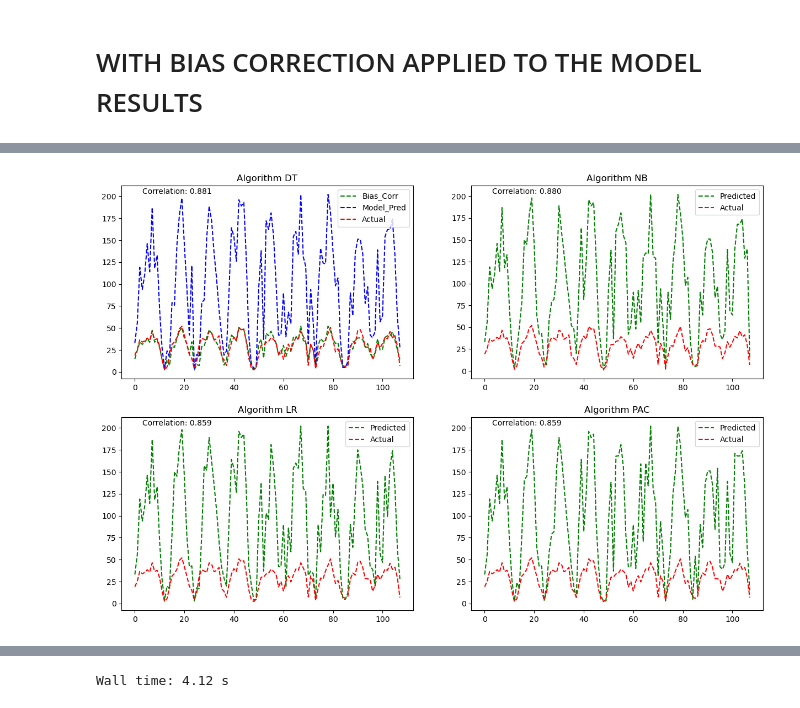
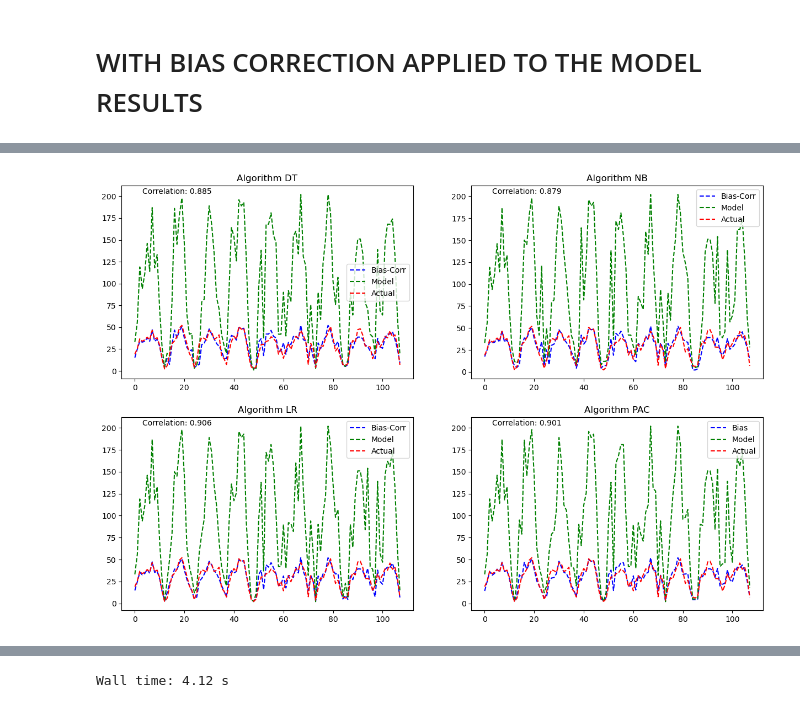
Before and after one commit to Annor-Gyimah/MODELLING-SPATIO-TEMPORAL-DYNAMICS-OF-LOW-LEVEL-CLOUDS-USING-MACHINE-LEARNING-ALGORITHM, a Jupyter notebook: mach.ipynb, the cells around one changed output, grey strips where cells are left out. Saved outputs shown, nothing was run; the diff lists cells and outputs as text; code cells hidden in the pictures.

```diff
--- a/mach.ipynb
+++ b/mach.ipynb
@@ -908,76 +774,76 @@ model_NB.fit(x_train, y_train)
 model_LR.fit(x_train, y_train)
 model_PAC.fit(x_train, y_train)
 
-model_data_DT = model_DT.predict(x_test)
-def bias_correction(y_test, model_data_DT, method='QM'):
+#model_data_DT = model_DT.predict(x_test)
+def bias_correction(y_test, model_data, method='QM'):
     if method == 'QM':
         # Quantile Mapping
         # Calculate the mapping between observed and model data quantiles
         observed_quantiles = np.nanpercentile(y_test, q=np.arange(0, 101))
-        model_quantiles = np.nanpercentile(model_data_DT, q=np.arange(0, 101))
+        model_quantiles = np.nanpercentile(model_data, q=np.arange(0, 101))
 
         # Map the model data to observed data quantiles
-        corrected_data = np.interp(model_data_DT, model_quantiles, observed_quantiles)
+        corrected_data = np.interp(model_data, model_quantiles, observed_quantiles)
 
     elif method == 'SC':
         # Calculate the mean and standard deviation of observed and model data
         observed_mean = np.nanmean(y_test)
-        model_mean = np.nanmean(model_data_DT)
+        model_mean = np.nanmean(model_data)
         observed_std = np.nanstd(y_test)
-        model_std = np.nanstd(model_data_DT)
+        model_std = np.nanstd(model_data)
 
         # Scale the model data by matching the mean and standard deviation of observed data
-        corrected_data = ((model_data_DT - model_mean) * (observed_std / model_std)) + observed_mean
-
+        corrected_data = ((model_data - model_mean) * (observed_std / model_std)) + observed_mean
 
     return corrected_data
-
-
-cor_data_DT = bias_correction(y_test, model_data_DT, method='QM')
-SM_cor_data_DT = bias_correction(y_test, model_data_DT, method='SC')
 
 
 fig, axes = plt.subplots(2, 2, figsize=(15, 10))
 
 # Method DT
-axes[0, 0].plot(cor_data_DT, color='g', linestyle='--', label='Bias_Corr')
-axes[0, 0].plot(model_DT.predict(x_test), color='b', linestyle='--', label='Model_Pred')
+cor_data_DT = bias_correction(y_test, model_DT.predict(x_test), method='QM')
+axes[0, 0].plot(cor_data_DT, color='b', linestyle='--', label='Bias-Corr')
+axes[0, 0].plot(model_DT.predict(x_test), color='g', linestyle='--', label='Model')
 axes[0, 0].plot(y_test, color='r', linestyle='--', label='Actual')
 axes[0, 0].set_title('Algorithm DT')
 axes[0, 0].legend()
 
-correlation_DT = np.corrcoef(y_test.T.values[0], cor_data_DT)[0,1]
+correlation_DT = np.corrcoef(y_test.T.values[0], cor_data_DT)[0, 1]
 axes[0, 0].text(0.19, 0.99, f'Correlation: {correlation_DT:.3f}', transform=axes[0, 0].transAxes, ha='center', va='top')
 
 # Method NB
-axes[0, 1].plot(model_NB.predict(x_test), color='g', linestyle='--', label='Predicted')
+cor_data_NB = bias_correction(y_test, model_NB.predict(x_test), method='QM')
+axes[0, 1].plot(cor_data_NB, color='b', linestyle='--', label='Bias-Corr')
+axes[0, 1].plot(model_NB.predict(x_test),color='g',linestyle='--',label='Model')
 axes[0, 1].plot(y_test, color='r', linestyle='--', label='Actual')
 axes[0, 1].set_title('Algorithm NB')
 axes[0, 1].legend()
 
-correlation_NB = np.corrcoef(y_test.T.values[0], model_NB.predict(x_test))[0,1]
+correlation_NB = np.corrcoef(y_test.T.values[0], cor_data_NB)[0, 1]
 axes[0, 1].text(0.19, 0.99, f'Correlation: {correlation_NB:.3f}', transform=axes[0, 1].transAxes, ha='center', va='top')
 
 # Method LR
-axes[1, 0].plot(model_LR.predict(x_test), color='g', linestyle='--', label='Predicted')
+cor_data_LR = bias_correction(y_test, model_LR.predict(x_test), method='QM')
+axes[1, 0].plot(cor_data_LR, color='b', linestyle='--', label='Bias-Corr')
+axes[1, 0].plot(model_LR.predict(x_test), color='g', linestyle='--', label='Model')
 axes[1, 0].plot(y_test, color='r', linestyle='--', label='Actual')
 axes[1, 0].set_title('Algorithm LR')
 axes[1, 0].legend()
 
-correlation_LR = np.corrcoef(y_test.T.values[0], model_LR.predict(x_test))[0,1]
+correlation_LR = np.corrcoef(y_test.T.values[0], cor_data_LR)[0, 1]
 axes[1, 0].text(0.19, 0.99, f'Correlation: {correlation_LR:.3f}', transform=axes[1, 0].transAxes, ha='center', va='top')
 
 # Method PAC
-axes[1, 1].plot(model_PAC.predict(x_test), color='g', linestyle='--', label='Predicted')
+cor_data_PAC = bias_correction(y_test, model_PAC.predict(x_test), method='QM')
+axes[1, 1].plot(cor_data_PAC, color='b', linestyle='--', label='Bias')
+axes[1, 1].plot(model_PAC.predict(x_test), color='g', linestyle='--', label='Model')
 axes[1, 1].plot(y_test, color='r', linestyle='--', label='Actual')
 axes[1, 1].set_title('Algorithm PAC')
 axes[1, 1].legend()
 
-correlation_PAC = np.corrcoef(y_test.T.values[0], model_PAC.predict(x_test))[0,1]
+correlation_PAC = np.corrcoef(y_test.T.values[0], cor_data_PAC)[0, 1]
 axes[1, 1].text(0.19, 0.99, f'Correlation: {correlation_PAC:.3f}', transform=axes[1, 1].transAxes, ha='center', va='top')
 
-#plt.tight_layout()
-
 plt.show()
 # %% [output]
-[figure, old version]
+[figure, new version]
```
Also changed, not shown: parts of 11 cells of this notebook.
